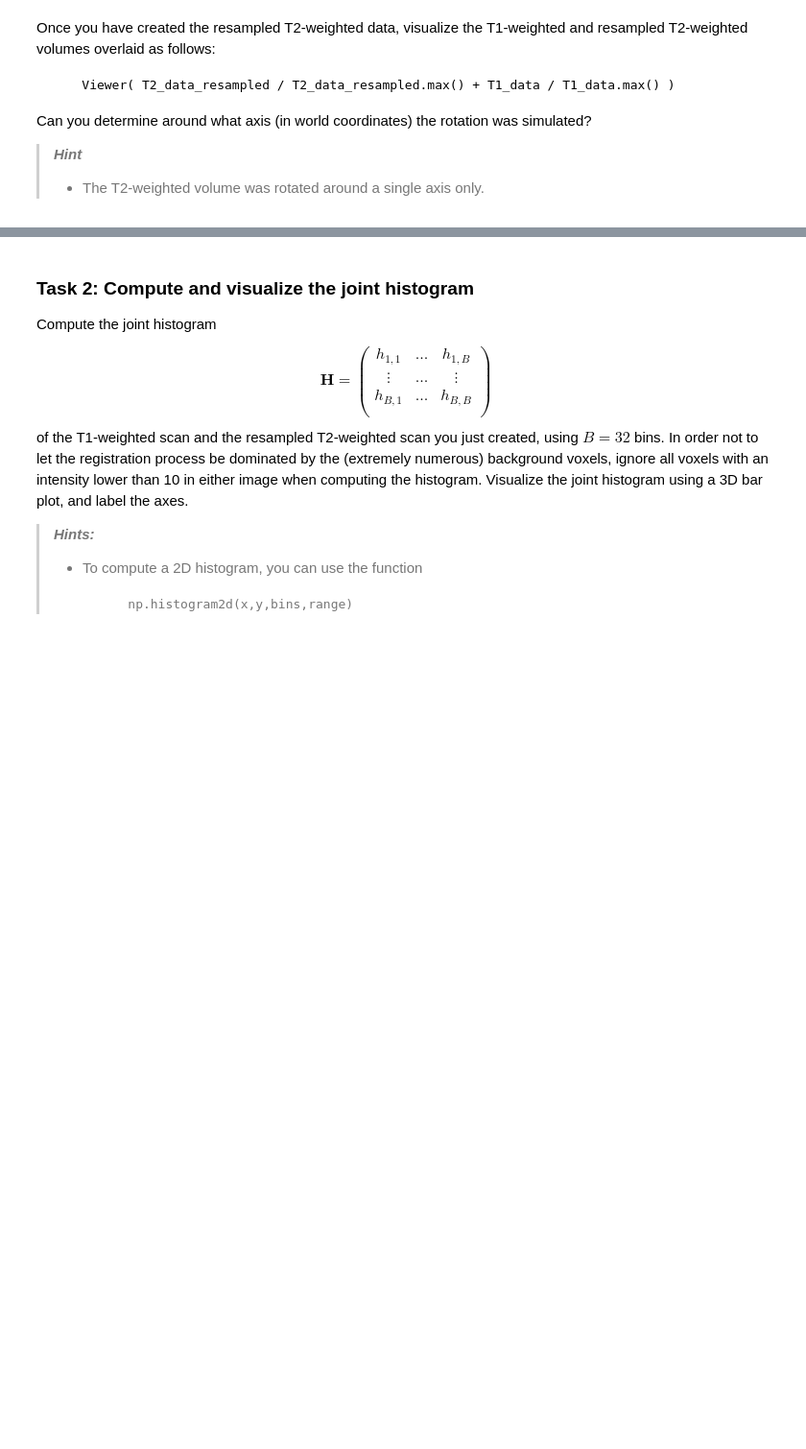
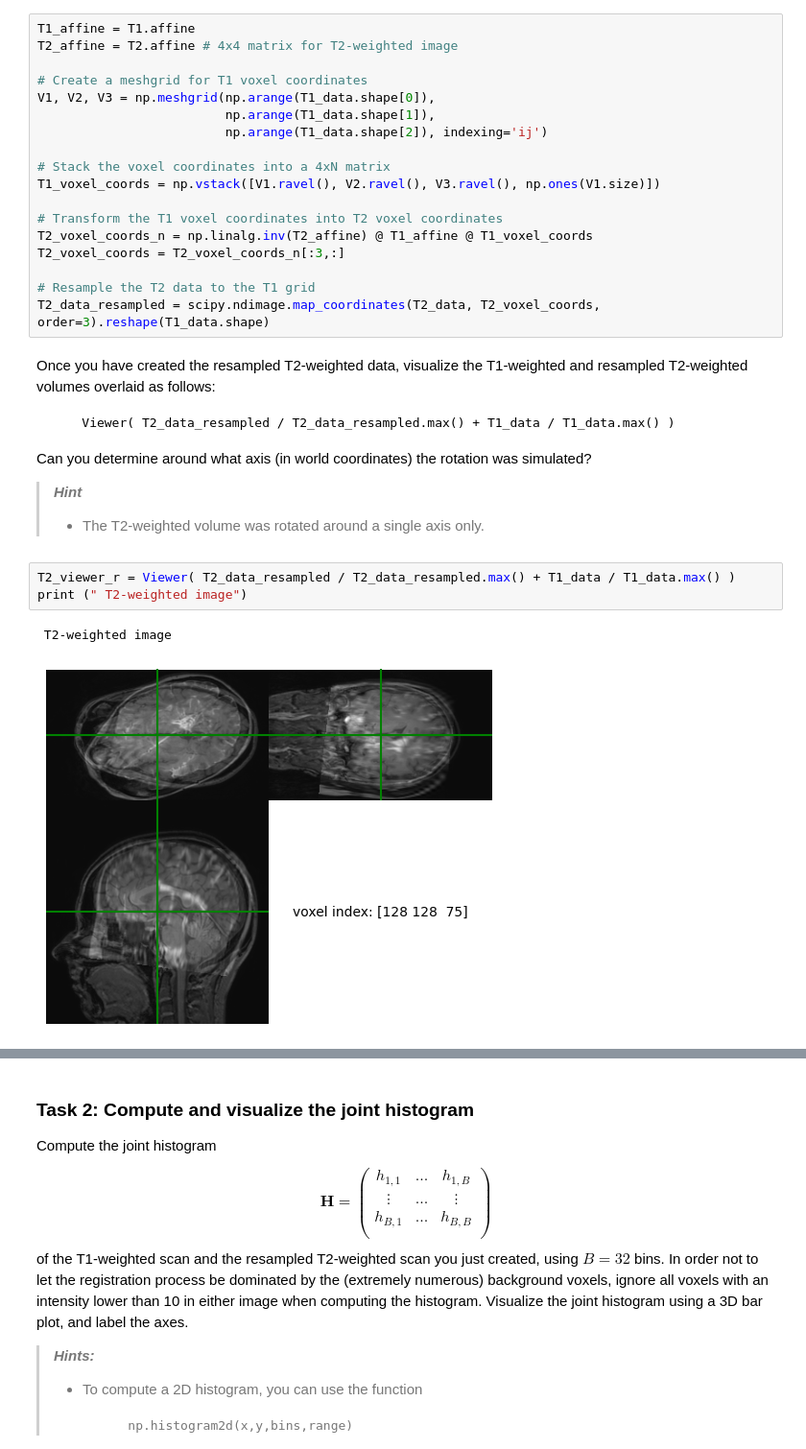
Before and after one commit to aliciags/medical-image-analysis-dtu, a Jupyter notebook: w3/Ex3_student.ipynb, the cells around one changed output, grey strips where cells are left out. Shown: that part at 96% size. Cells and saved outputs as stored; diff of their text form; blank space fills up the shorter version.

```diff
--- a/w3/Ex3_student.ipynb
+++ b/w3/Ex3_student.ipynb
@@ -155,6 +164,24 @@ At the location $\mathbf{v}_{T2}$, you should then use cubic B-spline interpolat
 > and $(6.6,7.7,8.8)^T$ using cubic interpolation:
 >
 >        scipy.ndimage.map_coordinates( T2_data, np.array( [ [1.1,2.2,3.3], [6.6,7.7,8.8] ] ).T )
+# %%
+T1_affine = T1.affine
+T2_affine = T2.affine # 4x4 matrix for T2-weighted image
+
+# Create a meshgrid for T1 voxel coordinates
+V1, V2, V3 = np.meshgrid(np.arange(T1_data.shape[0]),
+                         np.arange(T1_data.shape[1]),
+                         np.arange(T1_data.shape[2]), indexing='ij')
+
+# Stack the voxel coordinates into a 4xN matrix
+T1_voxel_coords = np.vstack([V1.ravel(), V2.ravel(), V3.ravel(), np.ones(V1.size)])
+
+# Transform the T1 voxel coordinates into T2 voxel coordinates
+T2_voxel_coords_n = np.linalg.inv(T2_affine) @ T1_affine @ T1_voxel_coords
+T2_voxel_coords = T2_voxel_coords_n[:3,:]
+
+# Resample the T2 data to the T1 grid
+T2_data_resampled = scipy.ndimage.map_coordinates(T2_data, T2_voxel_coords, order=3).reshape(T1_data.shape)
 # %% [markdown]
 Once you have created the resampled T2-weighted data, visualize the T1-weighted and resampled T2-weighted volumes overlaid as follows:
 
@@ -165,3 +192,9 @@ Once you have created the resampled T2-weighted data, visualize the T1-weighted
  > ***Hint***
  > - The T2-weighted volume was rotated around a single axis only.
  >
+# %%
+T2_viewer_r = Viewer( T2_data_resampled / T2_data_resampled.max() + T1_data / T1_data.max() )
+print (" T2-weighted image")
+# %% [output]
+ T2-weighted image
+[figure, added]
```
Also changed, not shown: parts of 14 cells of this notebook, 4 other files.
